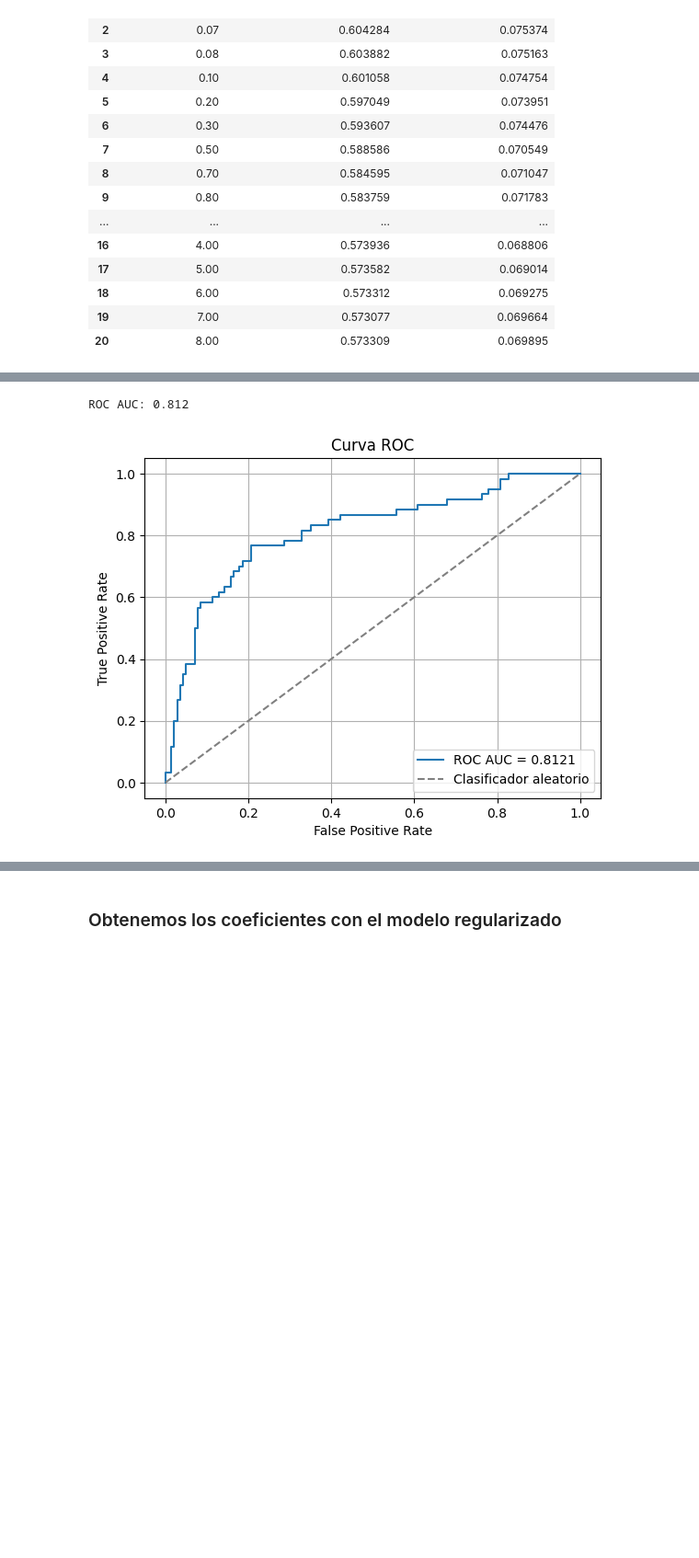
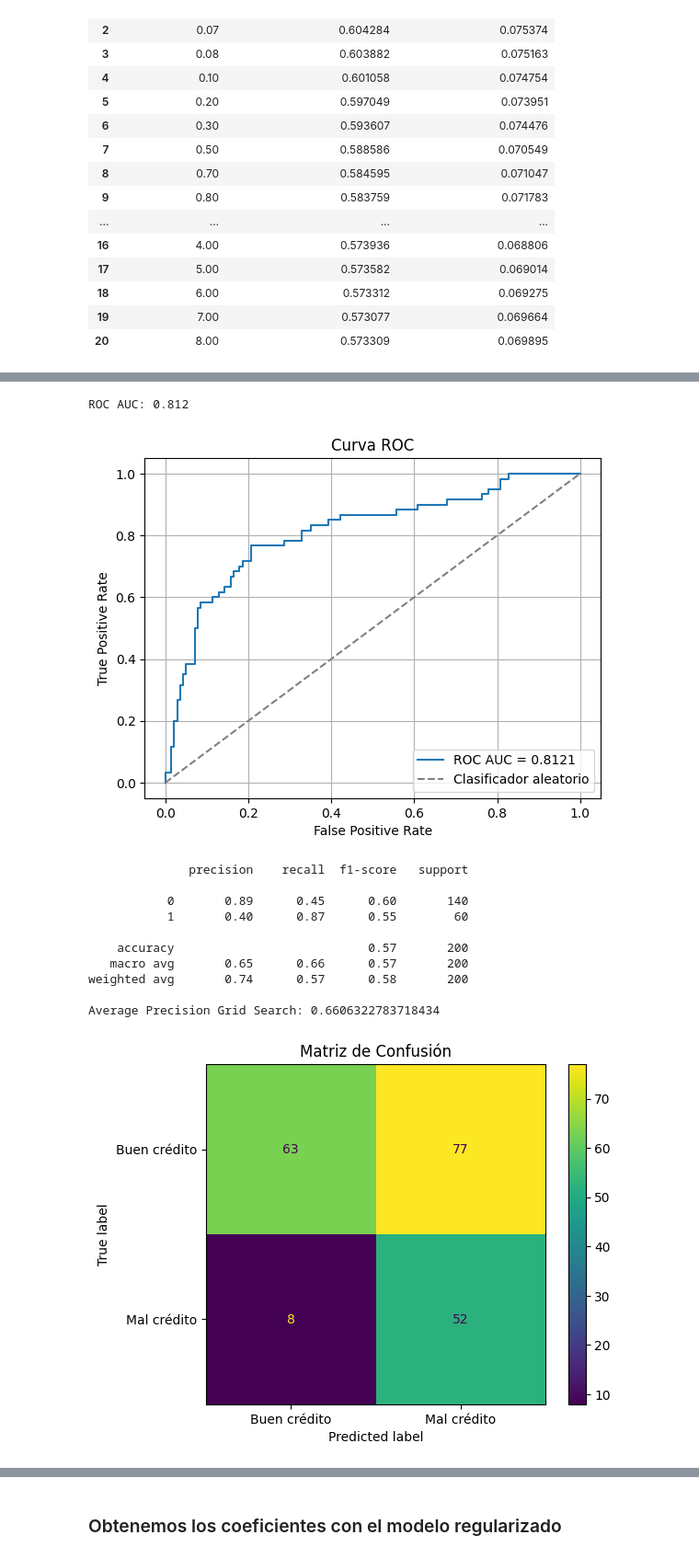
Before and after one commit to camigonzalez-hub/Credit-Risk-Machine-Learning, a Jupyter notebook: Implementacion.ipynb, the cells around one changed output, grey strips where cells are left out. Shown at 92% size. Drawn from its saved outputs; the diff is of its cells as text; code cells hidden in the pictures; blank space fills up the shorter version.

```diff
--- a/Implementacion.ipynb
+++ b/Implementacion.ipynb
@@ -531,11 +533,40 @@ resultados_grid[
 # %%
 mejor_pipeline = grid_search.best_estimator_
 mejor_pr = CurvaPR(mejor_pipeline,X_test,y_test)
 mejor_pr.crear_curva()
 
 mejor_roc = CurvaRoc(mejor_pipeline,X_test,y_test)
 mejor_roc.crear_curva()
+
+
+mej_predicciones = mejor_pipeline.predict(X_test)
+print(classification_report(y_test,mej_predicciones))
+
+#Creamos matriz de confusión
+cm = confusion_matrix(y_test, mej_predicciones, labels = [0,1])
+disp = ConfusionMatrixDisplay(
+    confusion_matrix=cm,
+    display_labels=['Buen crédito','Mal crédito'] # Muestra tus etiquetas originales (0:bad y 1:good)
+)
+
+disp.plot(cmap="viridis")
+plt.title(f"Matriz de Confusión")
+
+
+probabilidades_grid = grid_search.best_estimator_.predict_proba(X_test)[:, 1]
+print("Average Precision Grid Search:", average_precision_score(y_test, probabilidades_grid))
 # %% [output]
 [figure]
 ROC AUC: 0.812
 [figure]
+              precision    recall  f1-score   support
+
+           0       0.89      0.45      0.60       140
+           1       0.40      0.87      0.55        60
+
+    accuracy                           0.57       200
+   macro avg       0.65      0.66      0.57       200
+weighted avg       0.74      0.57      0.58       200
+
+Average Precision Grid Search: 0.6606322783718434
+[figure, added]
```
Also changed, not shown: parts of 8 cells of this notebook, 1 other file.
